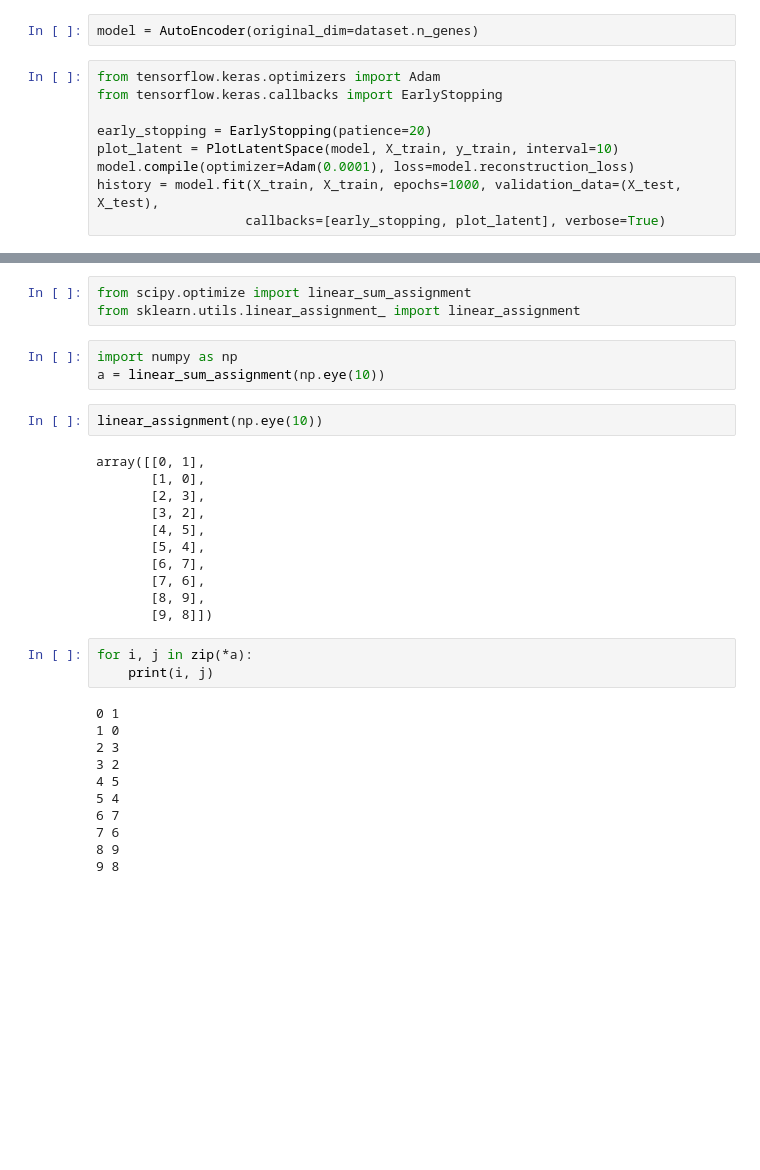
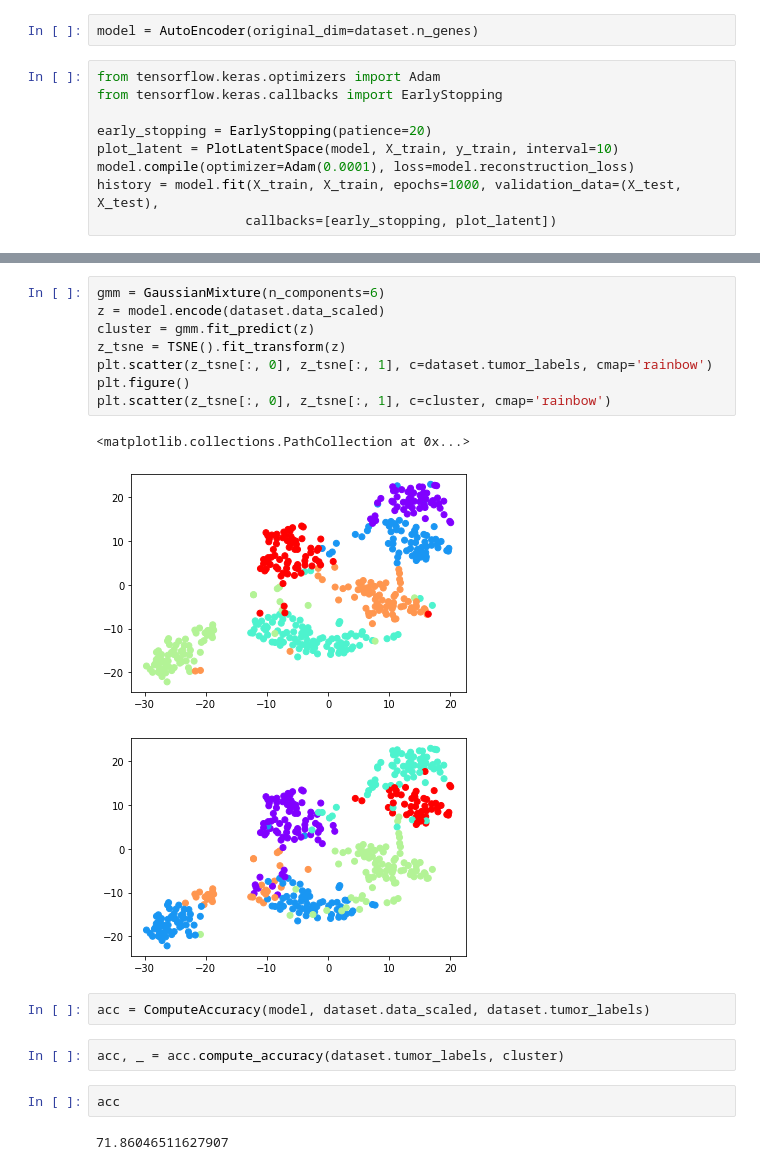
Before and after one commit to scespinoza/sc-autoencoders, a Jupyter notebook: TEST MODELS.ipynb, the cells around one changed output, grey strips where cells are left out. Saved outputs shown, nothing was run; the diff lists cells and outputs as text; blank space fills up the shorter version.

```diff
--- a/TEST MODELS.ipynb
+++ b/TEST MODELS.ipynb
@@ -19,7 +19,7 @@ early_stopping = EarlyStopping(patience=20)
 plot_latent = PlotLatentSpace(model, X_train, y_train, interval=10)
 model.compile(optimizer=Adam(0.0001), loss=model.reconstruction_loss)
 history = model.fit(X_train, X_train, epochs=1000, validation_data=(X_test, X_test),
-                   callbacks=[early_stopping, plot_latent], verbose=True)
+                   callbacks=[early_stopping, plot_latent])
 # %% [output]
 Train on 322 samples, validate on 108 samples
 Epoch 1/1000
@@ -42,33 +41,20 @@ KeyboardInterrupt:
-# %%
-from scipy.optimize import linear_sum_assignment
-from sklearn.utils.linear_assignment_ import linear_assignment
-# %%
-import numpy as np
-a = linear_sum_assignment(np.eye(10))
-# %%
-linear_assignment(np.eye(10))
-# %% [output]
-array([[0, 1],
-       [1, 0],
-       [2, 3],
-       [3, 2],
-       [4, 5],
-       [5, 4],
-       [6, 7],
-       [7, 6],
-       [8, 9],
-       [9, 8]])
-# %%
-for i, j in zip(*a):
-    print(i, j)
-# %% [output]
-0 1
-1 0
-2 3
-3 2
-4 5
-5 4
-6 7
-7 6
-8 9
-9 8
+# %%
+gmm = GaussianMixture(n_components=6)
+z = model.encode(dataset.data_scaled)
+cluster = gmm.fit_predict(z)
+z_tsne = TSNE().fit_transform(z)
+plt.scatter(z_tsne[:, 0], z_tsne[:, 1], c=dataset.tumor_labels, cmap='rainbow')
+plt.figure()
+plt.scatter(z_tsne[:, 0], z_tsne[:, 1], c=cluster, cmap='rainbow')
+# %% [output]
+<matplotlib.collections.PathCollection at 0x...>
+[figure, added]
+[figure, added]
+# %%
+acc = ComputeAccuracy(model, dataset.data_scaled, dataset.tumor_labels)
+# %%
+acc, _ = acc.compute_accuracy(dataset.tumor_labels, cluster)
+# %%
+acc
+# %% [output]
+71.86046511627907
```
Also changed, not shown: parts of 2 cells of this notebook.
